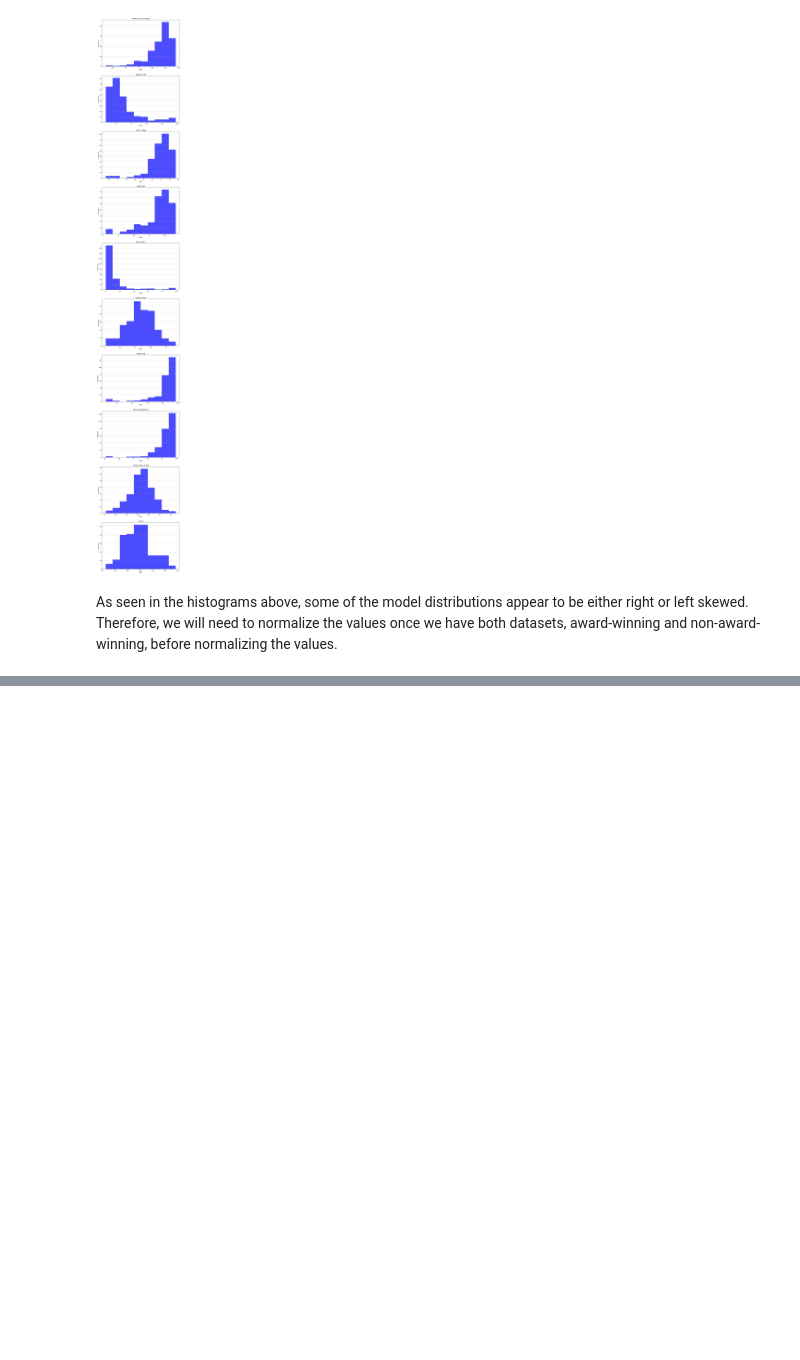
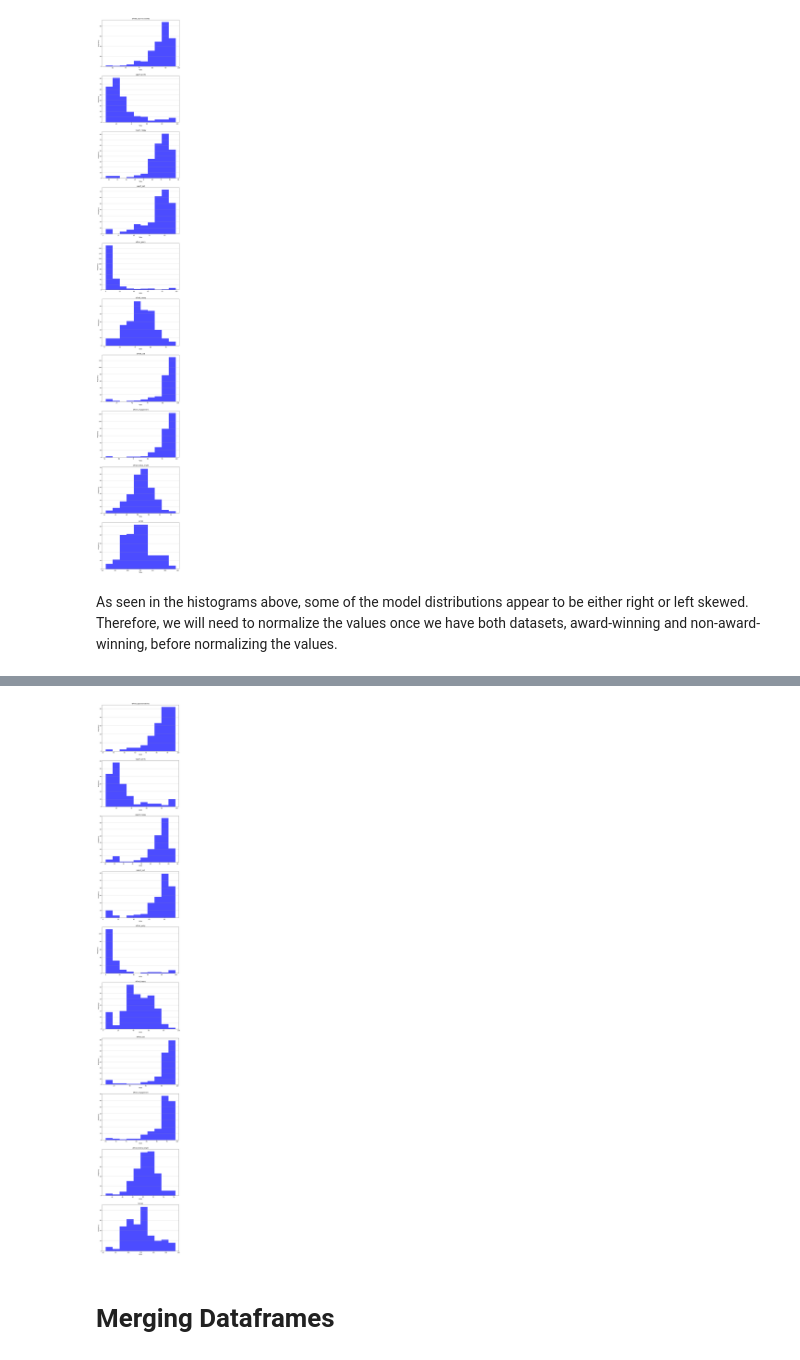
Before and after one commit to ccaban6/love-dive-into-kpop-music-show-winners, a Jupyter notebook: gather_audio_data.ipynb, the cells around one changed output, grey strips where cells are left out. Saved outputs shown, nothing was run; the diff lists cells and outputs as text; code cells hidden in the pictures; blank space fills up the shorter version.

```diff
--- a/gather_audio_data.ipynb
+++ b/gather_audio_data.ipynb
@@ -207,0 +206,6 @@ with open('award_winning_features.json', 'w') as f:
+# %%
+nonwinning_df = pd.read_csv('data/tables/all_award_show_non_winners.csv', keep_default_na=False, na_values=[''])
+nonwinning_df['Artist_Song'] = nonwinning_df.Artist + " " + nonwinning_df.Song
+nonwinning_unique_queries = nonwinning_df['Artist_Song'].unique().tolist()
+nonwinning_unique_queries.sort()
+nonwinning_unique_queries
@@ -207,0 +230,4 @@ with open('award_winning_features.json', 'w') as f:
+# %%
+nonwinning_queries_links = dict()
+nonwinning_linked_df = process_songs_dataframe(nonwinning_df)
+nonwinning_linked_df
@@ -207,0 +265,14 @@ with open('award_winning_features.json', 'w') as f:
+# %%
+non_winning_feature_filepath = 'data/tables/award_non_winning_features.json'
+
+if os.path.exists(non_winning_feature_filepath):
+    with open(non_winning_feature_filepath, 'r') as f:
+        link_to_non_winning_features = json.load(f)
+else:
+    link_to_non_winning_features = dict()
+# %%
+unique_non_winning_file_paths = nonwinning_linked_df.file_path.unique().tolist()
+for query in unique_non_winning_file_paths:
+    if query not in link_to_non_winning_features:
+        link_to_non_winning_features[query] = predictor.predict_all(query)
+    print(f"Processed {query} with features: {link_to_non_winning_features[query]}")
@@ -207,0 +301,7 @@ with open('award_winning_features.json', 'w') as f:
+# %%
+feature_list = ['effnet_approachability', 'vggish_party', 'vggish_happy', 'vggish_sad', 'effnet_party', 'effnet_happy', 'effnet_sad', 'effnet_approachability', 'effnet_engagement', 'effnet_timbre_bright', 'tempo']
+plot_features_subplots({feature: [x[feature] for x in link_to_non_winning_features.values()] for feature in feature_list})
+# %% [output]
+[figure, added]
+# %% [markdown]
+# Merging Dataframes
```
Also changed, not shown: parts of 22 cells of this notebook, 40 other files.
